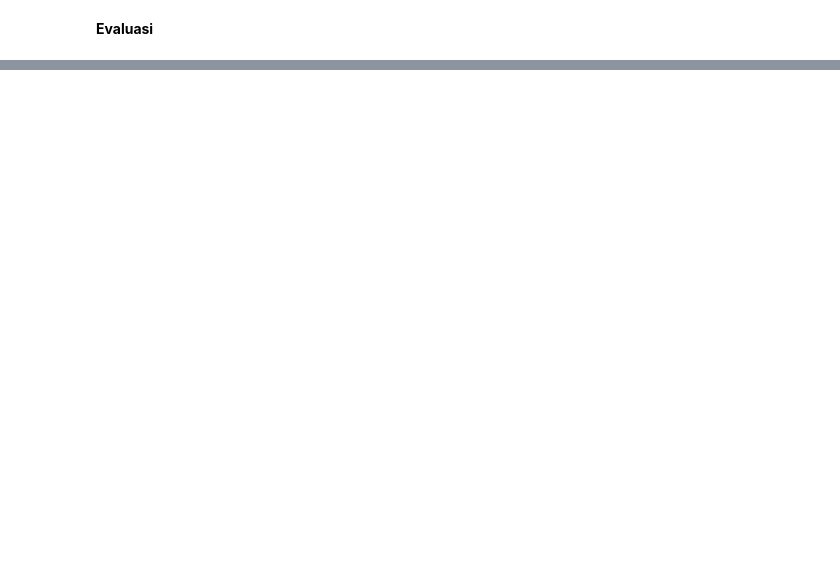
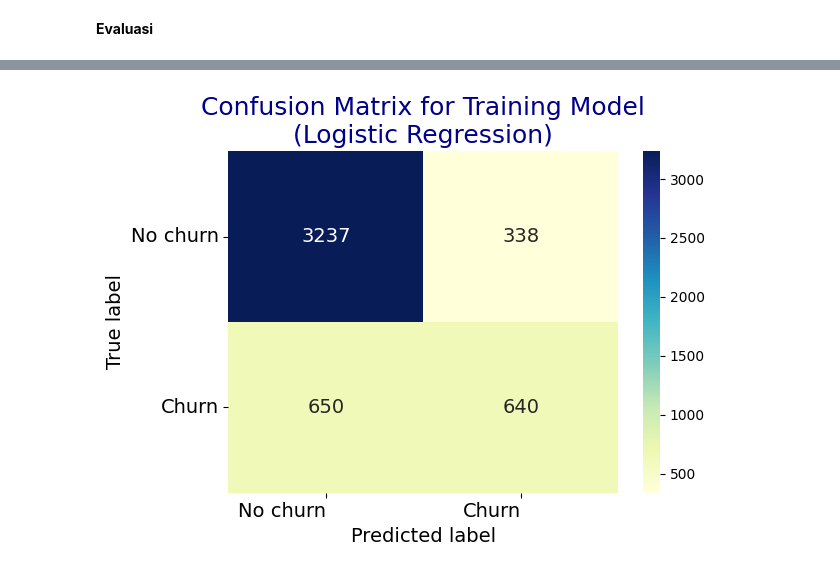
Before and after one commit to syauqidamario/dqlab, a Jupyter notebook: customer-churn-prediction.ipynb, the cells around one changed output, grey strips where cells are left out. Drawn from its saved outputs; the diff is of its cells as text; code cells hidden in the pictures; blank space fills up the shorter version.

Commit message:
Kaggle Notebook | Customer Churn Prediction | 4.0 | Menggunakan Logistic Regression

```diff
--- a/customer-churn-prediction.ipynb
+++ b/customer-churn-prediction.ipynb
@@ -206,3 +206,8 @@ Name: proportion, dtype: float64
 Setelah kita analisis lebih lanjut, ternyata ada kolom yang tidak dibutuhkuan dalam model, yaitu Id Number pelanggannya (customerID) & periode pengambilan datanya (UpdatedAt), maka hal ini perlu dihapus. Kemudian kita lanjut mengubah value dari data yang masih berbentuk string menjadi numeric melalui encoding, setelah dilakukan terlihat di persebaran datanya khususnya kolom min dan max dari masing masing variable sudah berubah menjadi 0 & 1. Tahap terakhir adalah membagi data menjadi 2 bagian untuk keperluan modelling, setelah dilakukan terlihat dari jumlah baris dan kolom masing-masing data sudah sesuai & prosentase kolom churn juga sama dengan data di awal, hal ini mengindikasikan bahwasannya data terpisah dengan baik dan benar.
 # %% [markdown]
 **Modeling**
+# %%
+# Menggunakan Logistic Regression
+from sklearn.linear_model import LogisticRegression
+log_model = LogisticRegression().fit(x_train, y_train)
+print('Model Logistic Regression yang terbentuk adalah: \n', log_model)
@@ -209,2 +224,9 @@ Setelah kita analisis lebih lanjut, ternyata ada kolom yang tidak dibutuhkuan da
 # %% [markdown]
 **Evaluasi**
+# %%
+from sklearn.metrics import classification_report
+# Predict
+y_train_pred = log_model.predict(x_train)
+# Print classification report
+print('Classification Report Training Model (Logistic Regression) :')
+print(classification_report(y_train, y_train_pred))
@@ -210,0 +243,17 @@ Setelah kita analisis lebih lanjut, ternyata ada kolom yang tidak dibutuhkuan da
+# %%
+# Form confusion matrix as a DataFrame
+confusion_matrix_df = pd.DataFrame((confusion_matrix(y_train, y_train_pred)), ('No churn', 'Churn'), ('No churn', 'Churn'))
+
+# Plot confusion matrix
+plt.figure()
+heatmap = sns.heatmap(confusion_matrix_df, annot=True, annot_kws={'size': 14}, fmt='d', cmap='YlGnBu')
+heatmap.yaxis.set_ticklabels(heatmap.yaxis.get_ticklabels(), rotation=0, ha='right', fontsize=14)
+heatmap.xaxis.set_ticklabels(heatmap.xaxis.get_ticklabels(), rotation=0, ha='right', fontsize=14)
+
+plt.title('Confusion Matrix for Training Model\n(Logistic Regression)', fontsize=18, color='darkblue')
+plt.ylabel('True label', fontsize=14)
+plt.xlabel('Predicted label', fontsize=14)
+plt.tight_layout()
+plt.show()
+# %% [output]
+[figure, added]
```
Also changed, not shown: parts of 5 cells of this notebook.
